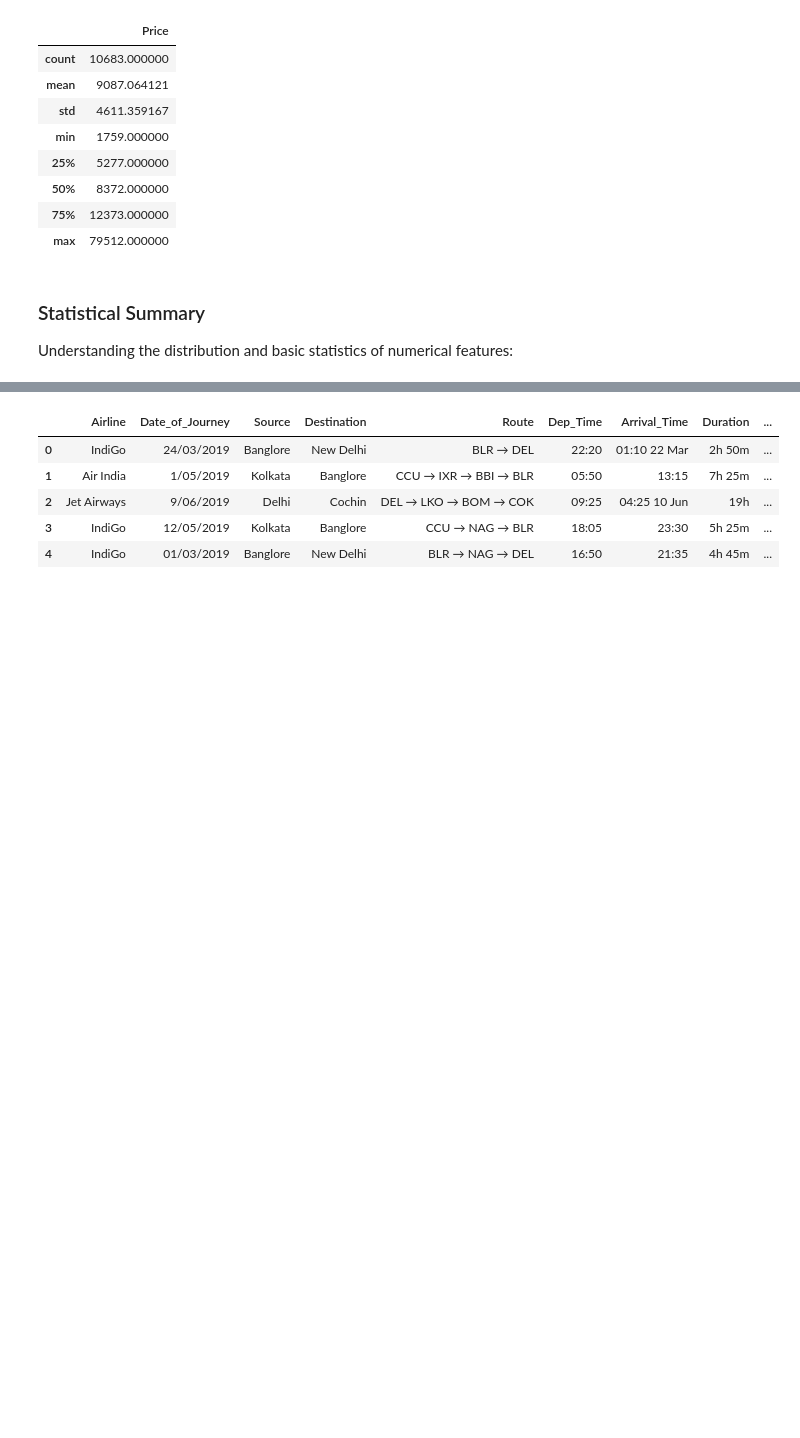
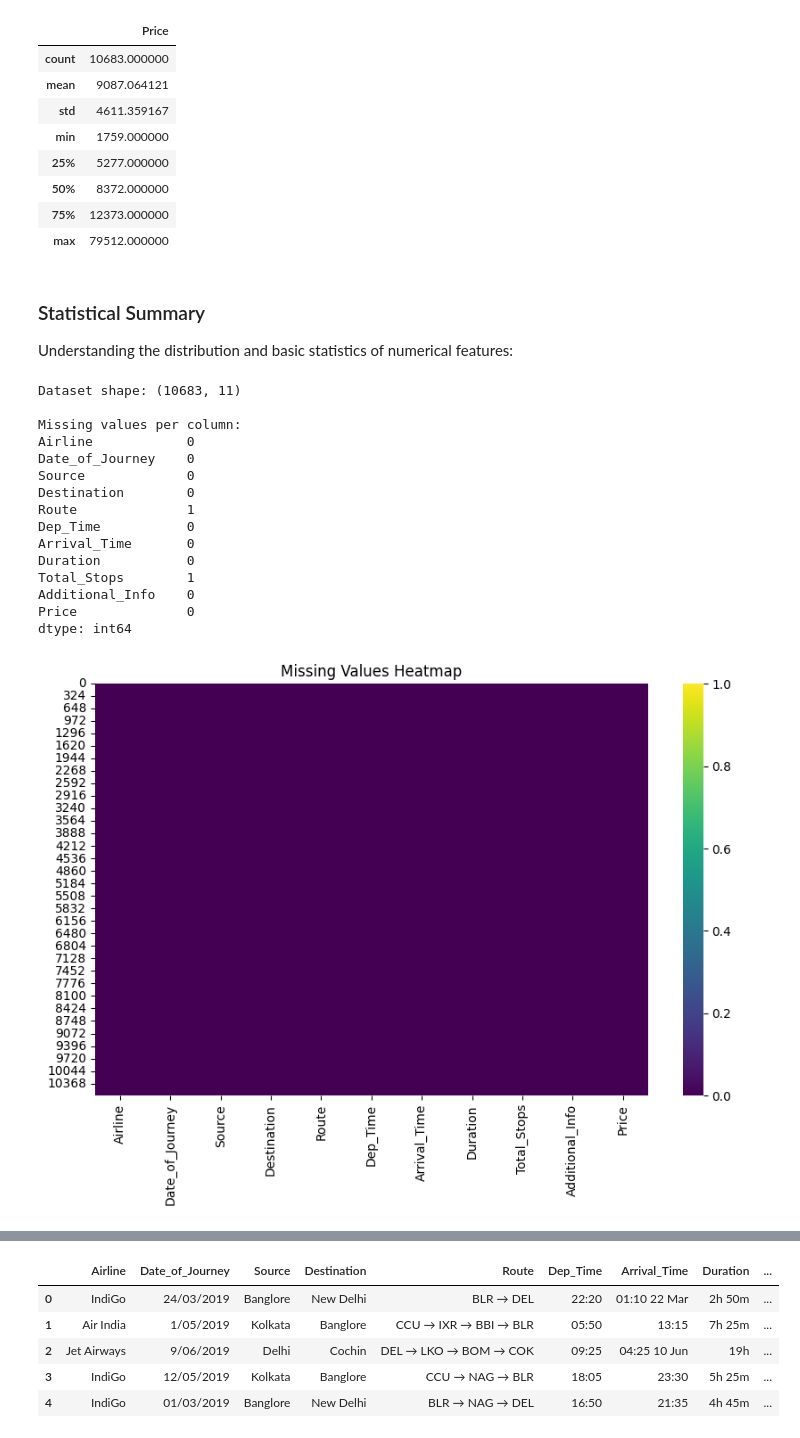
Before and after one commit to SurajK221b/flight_price_eda, a Jupyter notebook: flight_price_eda.ipynb, the cells around one changed output, grey strips where cells are left out. Cells and saved outputs as stored; diff of their text form; code cells hidden in the pictures; blank space fills up the shorter version.

Commit message:
Plots added

```diff
--- a/flight_price_eda.ipynb
+++ b/flight_price_eda.ipynb
@@ -94,3 +94,31 @@ df.describe()
 # %% [markdown]
 ### Statistical Summary
 Understanding the distribution and basic statistics of numerical features:
+# %%
+# Check dataset shape and missing values
+print(f"Dataset shape: {df.shape}")
+print(f"\nMissing values per column:")
+print(df.isnull().sum())
+
+# Visualize missing values
+plt.figure(figsize=(10, 6))
+sns.heatmap(df.isnull(), cbar=True, cmap='viridis')
+plt.title('Missing Values Heatmap')
+plt.show()
+# %% [output]
+Dataset shape: (10683, 11)
+
+Missing values per column:
+Airline            0
+Date_of_Journey    0
+Source             0
+Destination        0
+Route              1
+Dep_Time           0
+Arrival_Time       0
+Duration           0
+Total_Stops        1
+Additional_Info    0
+Price              0
+dtype: int64
+[figure, added]
```
Also changed, not shown: parts of 6 cells of this notebook, 5 other files.
